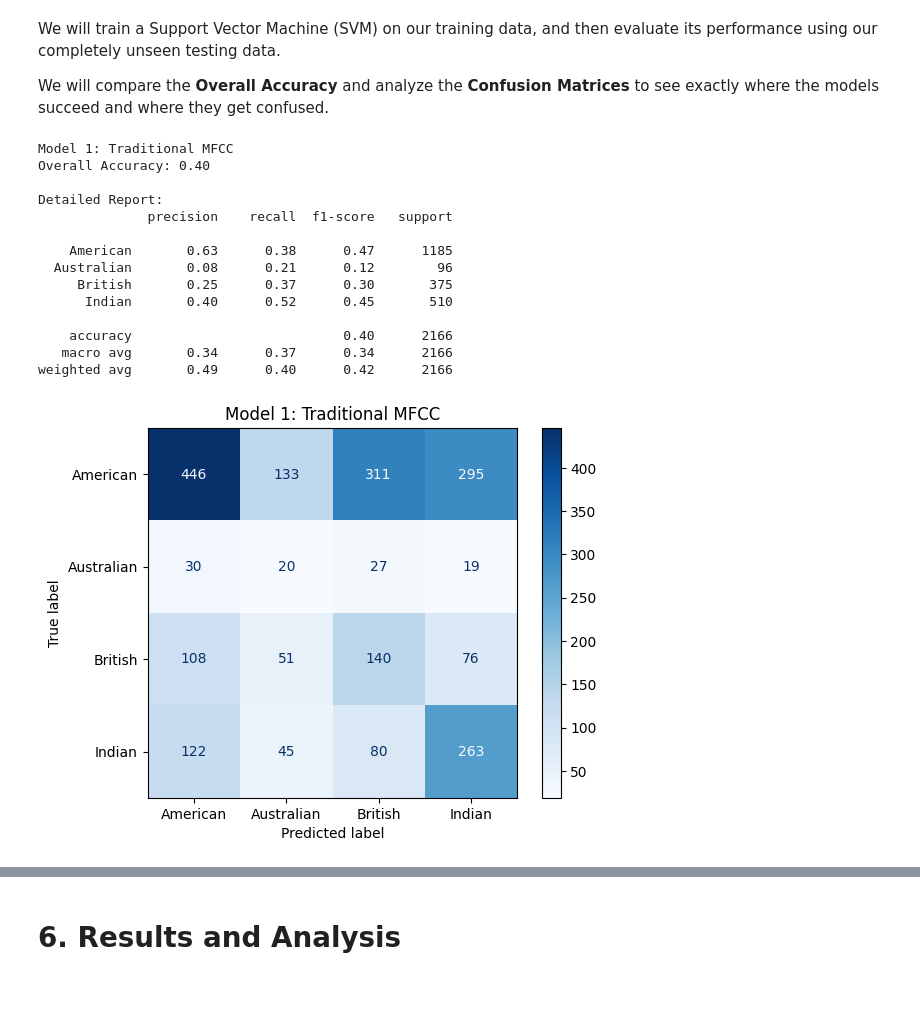
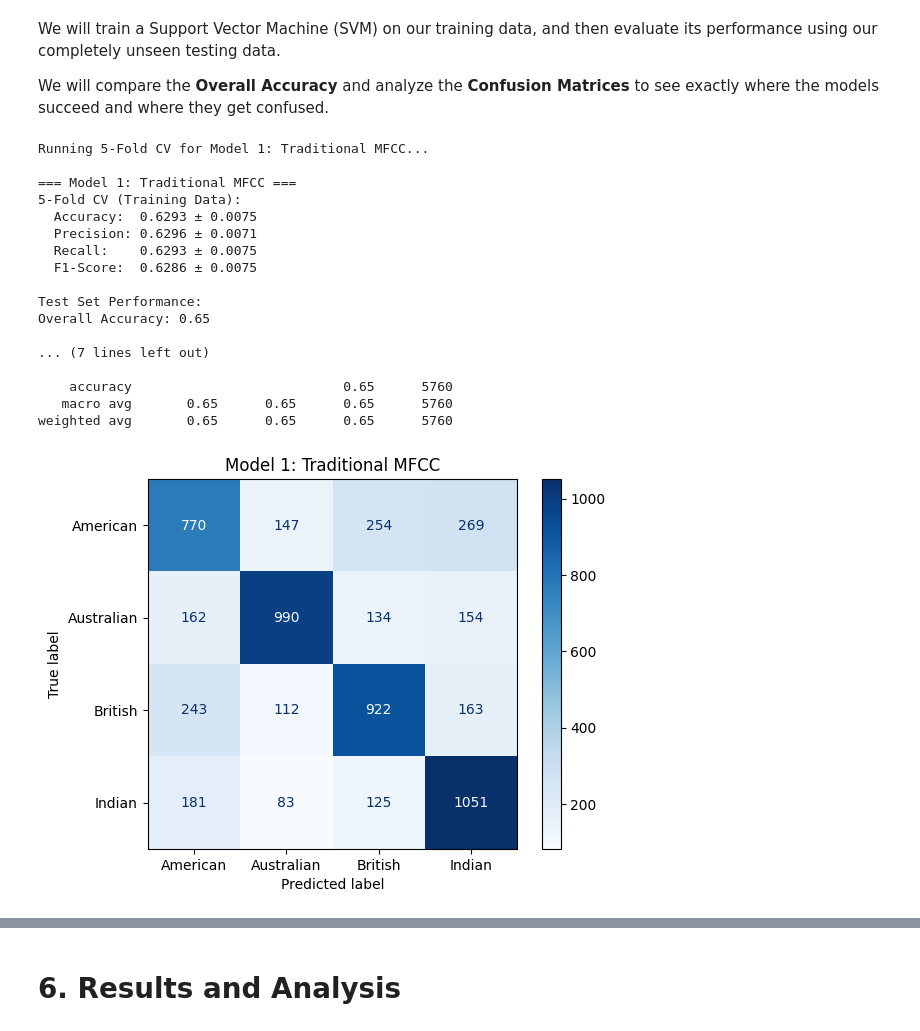
Before and after one commit to VictorHermosillo07/english-accent-classification, a Jupyter notebook: Final_Project_Accent_detection.ipynb, the cells around one changed output, grey strips where cells are left out. Cells and saved outputs as stored; diff of their text form; code cells hidden in the pictures; blank space fills up the shorter version.

Commit message:
5-fold cross validation added
and a better 80-20 split

```diff
--- a/Final_Project_Accent_detection.ipynb
+++ b/Final_Project_Accent_detection.ipynb
@@ -140,16 +141,23 @@ We didn't know the exact column names in the metadata file, so we had to inspect
 The dataset comes with the train and test data already divided, so we simply load both sets and apply the same preprocessing steps to each.
 # %%
 print("Exact names of the most common accents")
+# Read only the 'accents' column to make it very fast and save RAM
 raw_df = pd.read_csv(TRAIN_TSV, sep='\t', low_memory=False, usecols=['accents'])
 print(raw_df['accents'].value_counts().head(10))
 
-print("\nLoading Training data...")
-train_df = get_metadata(TRAIN_TSV, SAMPLES_TRAIN)
-X_train_raw, y_train = load_audio_files(train_df)
+main_df = get_metadata(TRAIN_TSV, SAMPLES_TRAIN + SAMPLES_TEST)
+X_raw_all, y_all = load_audio_files(main_df)
 
-print("Loading Testing data...")
-test_df = get_metadata(TEST_TSV, SAMPLES_TEST)
-X_test_raw, y_test = load_audio_files(test_df)
+X_train_raw, X_test_raw, y_train, y_test = train_test_split(X_raw_all, y_all, test_size=0.20, random_state=42, stratify=y_all
+)
+
+# print("\nLoading Training data...")
+# train_df = get_metadata(TRAIN_TSV, SAMPLES_TRAIN)
+# X_train_raw, y_train = load_audio_files(train_df)
+
+# print("Loading Testing data...")
+# test_df = get_metadata(TEST_TSV, SAMPLES_TEST)
+# X_test_raw, y_test = load_audio_files(test_df)
 
 print(f"Done! Training: {len(y_train)} audios | Testing: {len(y_test)} audios")
 # %% [output]
@@ -262,42 +267,66 @@ We will train a Support Vector Machine (SVM) on our training data, and then eval
 We will compare the **Overall Accuracy** and analyze the **Confusion Matrices** to see exactly where the models succeed and where they get confused.
 # %%
 def train_and_evaluate(X_train, X_test, y_train, y_test, title):
+    # 5-Fold Cross Validation using Pipeline (Prevents data leakage)
+    pipeline = make_pipeline(StandardScaler(), SVC(kernel='rbf', random_state=42))
+    kfold = KFold(n_splits=5, shuffle=True, random_state=42)
+
+    scoring = {
+        'accuracy': make_scorer(accuracy_score),
+        'precision': make_scorer(precision_score, average='weighted', zero_division=0),
+        'recall': make_scorer(recall_score, average='weighted', zero_division=0),
+        'f1': make_scorer(f1_score, average='weighted', zero_division=0)
+    }
+
+    print(f"\nRunning 5-Fold CV for {title}...")
+    cv_results = cross_validate(pipeline, X_train, y_train, cv=kfold, scoring=scoring)
+
     scaler = StandardScaler()
     X_train_scaled = scaler.fit_transform(X_train)
     X_test_scaled = scaler.transform(X_test)
 
     model = SVC(kernel='rbf', random_state=42)
     model.fit(X_train_scaled, y_train)
     predictions = model.predict(X_test_scaled)
 
-    # RESULTS!!!!!!!
-    print(f"\n{title}")
+    # RESULTSSSS!!!!!!!
+    print(f"\n=== {title} ===")
+    print("5-Fold CV (Training Data):")
+    print(f"  Accuracy:  {cv_results['test_accuracy'].mean():.4f} ± {cv_results['test_accuracy'].std():.4f}")
+    print(f"  Precision: {cv_results['test_precision'].mean():.4f} ± {cv_results['test_precision'].std():.4f}")
+    print(f"  Recall:    {cv_results['test_recall'].mean():.4f} ± {cv_results['test_recall'].std():.4f}")
+    print(f"  F1-Score:  {cv_results['test_f1'].mean():.4f} ± {cv_results['test_f1'].std():.4f}")
+
+    print("\nTest Set Performance:")
     print(f"Overall Accuracy: {accuracy_score(y_test, predictions):.2f}")
 
     print("\nDetailed Report:")
     print(classification_report(y_test, predictions))
 
     ConfusionMatrixDisplay.from_predictions(y_test, predictions, cmap='Blues')
     plt.title(title)
     plt.show()
 
     return scaler, model
 
 scaler_mfcc, svm_mfcc = train_and_evaluate(X_train_mfcc, X_test_mfcc, y_train, y_test, "Model 1: Traditional MFCC")
 scaler_wavlm, svm_wavlm = train_and_evaluate(X_train_wavlm, X_test_wavlm, y_train, y_test, "Model 2: Neural AI (WavLM)")
 # %% [output]
-Model 1: Traditional MFCC
-Overall Accuracy: 0.40
+Running 5-Fold CV for Model 1: Traditional MFCC...
 
-Detailed Report:
-              precision    recall  f1-score   support
+=== Model 1: Traditional MFCC ===
+5-Fold CV (Training Data):
+  Accuracy:  0.6293 ± 0.0075
+  Precision: 0.6296 ± 0.0071
+  Recall:    0.6293 ± 0.0075
+  F1-Score:  0.6286 ± 0.0075
 
-    American       0.63      0.38      0.47      1185
-  Australian       0.08      0.21      0.12        96
-     British       0.25      0.37      0.30       375
-      Indian       0.40      0.52      0.45       510
+Test Set Performance:
+Overall Accuracy: 0.65
 
-    accuracy                           0.40      2166
-   macro avg       0.34      0.37      0.34      2166
-weighted avg       0.49      0.40      0.42      2166
+... (7 lines left out)
+
+    accuracy                           0.65      5760
+   macro avg       0.65      0.65      0.65      5760
+weighted avg       0.65      0.65      0.65      5760
-[figure, old version]
+[figure, new version]
```
Also changed, not shown: parts of 6 cells of this notebook.
